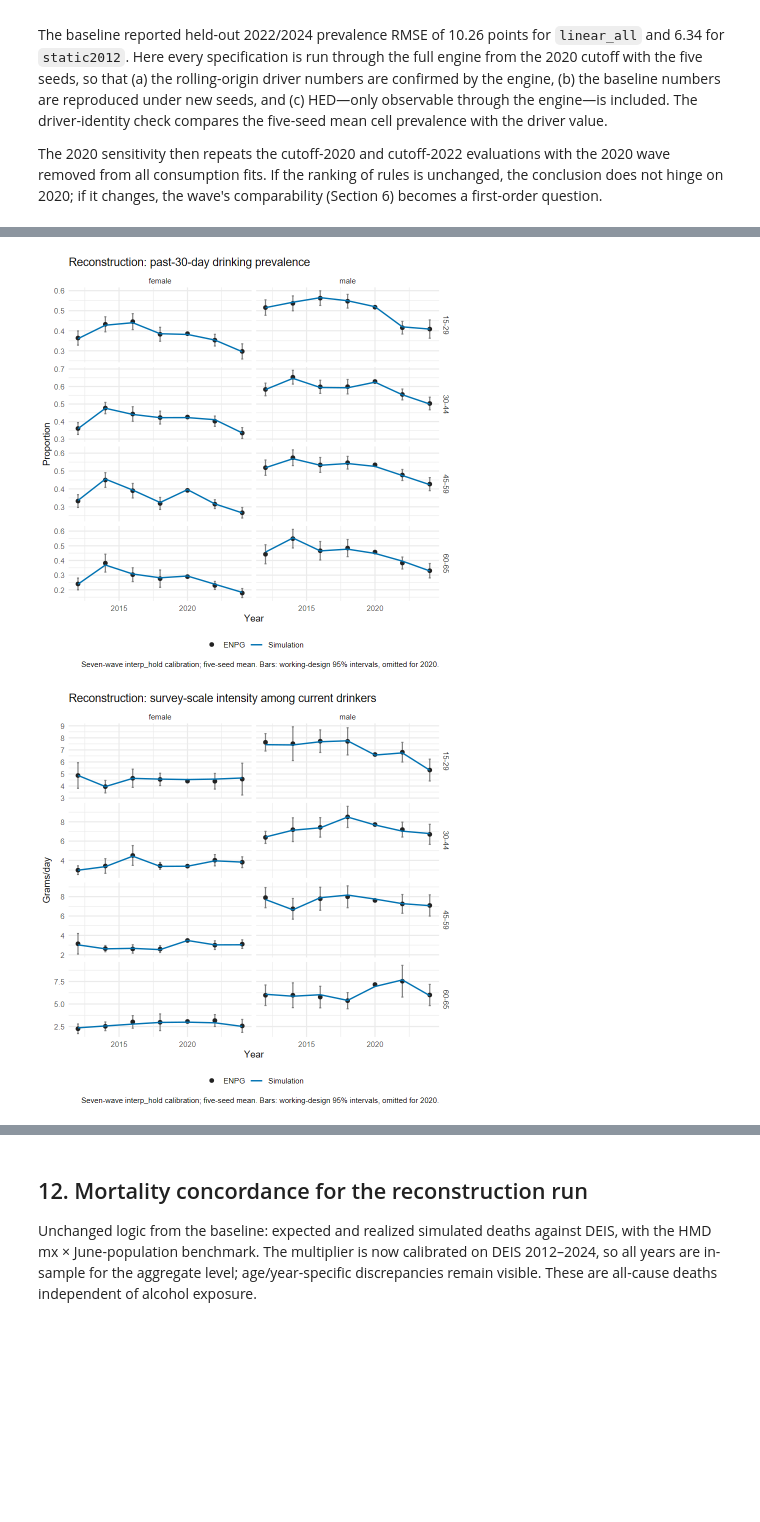
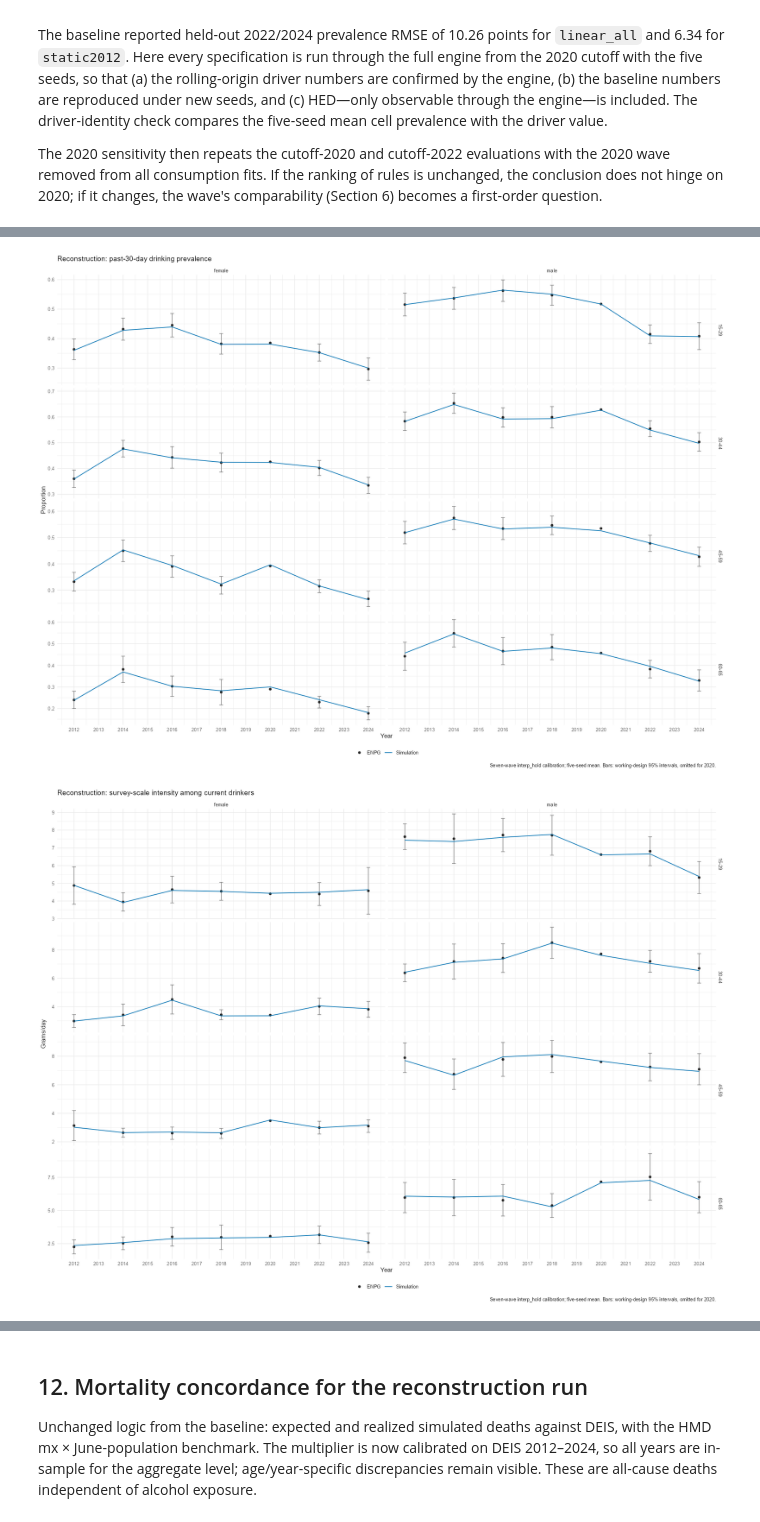
Before and after one commit to ACC1240138/micsim, a Jupyter notebook: __andres_control/microsim_recalib_ACC_2012_2024.ipynb, the cells around one changed output, grey strips where cells are left out. Cells and saved outputs as stored; diff of their text form; code cells hidden in the pictures; blank space fills up the shorter version.

```diff
--- a/__andres_control/microsim_recalib_ACC_2012_2024.ipynb
+++ b/__andres_control/microsim_recalib_ACC_2012_2024.ipynb
@@ -73,9 +74,11 @@ ms_cfg <- base::list(start_year = 2012L, train_end = 2020L, observed_end = 2024L
 base::stopifnot(ms_cfg$min_age == 15L, ms_cfg$max_age == 65L, ms_cfg$start_year == 2012L,
   ms_cfg$train_end == 2020L, ms_cfg$observed_end == 2024L, ms_cfg$end_year == 2034L,
   base::length(ms_cfg$seeds) >= 2L, ms_cfg$seeds[1] == 2125L)
+# 2026-10-09: add a guard to the function to work
 ms_table <- function(x, caption = NULL) {
-  IRdisplay::display_html(base::as.character(knitr::kable(x, format = "html", digits = 4,
-    row.names = FALSE, caption = caption)))
+  tab <- knitr::kable(x, format = if (isTRUE(getOption("jupyter.in_kernel"))) "html" else "pipe",
+    digits = 4, row.names = FALSE, caption = caption)
+  if (isTRUE(getOption("jupyter.in_kernel"))) IRdisplay::display_html(base::as.character(tab)) else base::print(tab)
 }
 base::message(base::sprintf("ms-setup elapsed minutes: %.2f",
   base::as.numeric(base::difftime(Sys.time(), .t0, units = "mins"))))
@@ -1060,6 +1041,10 @@ ms_plot <- function(d, title, y_label, caption) {
     ggplot2::facet_grid(age_band ~ sex, scales = "free_y") +
     ggplot2::scale_colour_manual(values = base::c(ENPG = "#222222", Simulation = "#0072B2")) +
     ggplot2::labs(title = title, x = "Year", y = y_label, colour = NULL, caption = caption) +
+    ggplot2::scale_x_continuous(
+      breaks = 2012:2024,
+      labels = 2012:2024
+    ) +
     ggplot2::theme_minimal(base_size = 11) + ggplot2::theme(legend.position = "bottom")
 }
 ms_caption_recon <- "Seven-wave interp_hold calibration; five-seed mean. Bars: working-design 95% intervals, omitted for 2020."
@@ -1083,2 +1070,2 @@ Reconstruction fit 2012-2024: proportions for prevalence/HED, g/day for intensit
-[figure, old version]
+[figure, new version]
-[figure, old version]
+[figure, new version]
```
Also changed, not shown: parts of 25 cells of this notebook, 18 other files.
